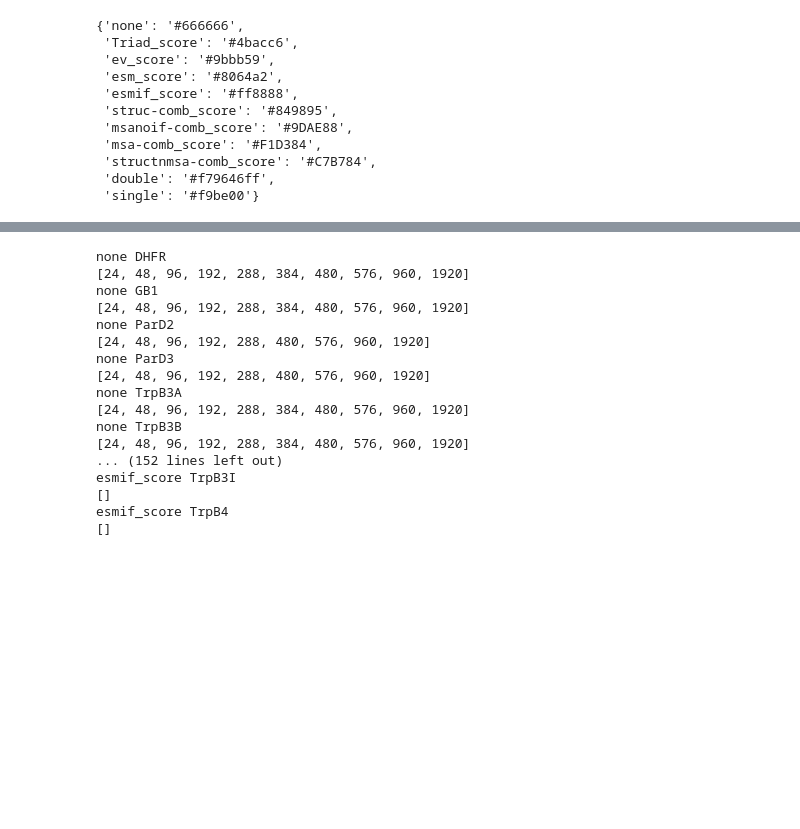
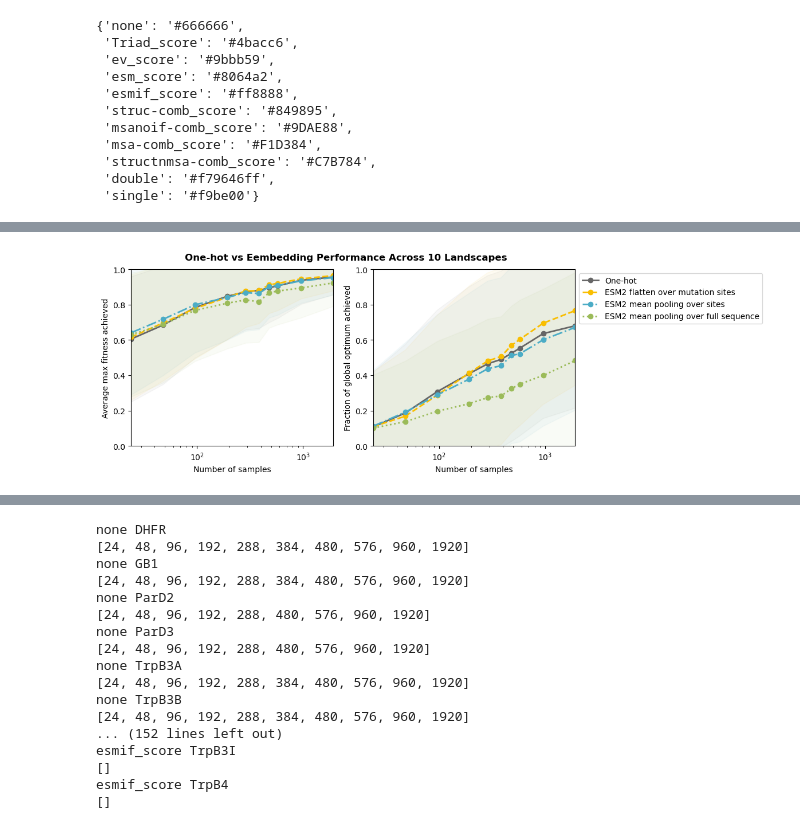
Before and after one commit to fhalab/SSMuLA, a Jupyter notebook: sandbox/emb_test.ipynb, the cells around one changed output, grey strips where cells are left out. Drawn from its saved outputs; the diff is of its cells as text; code cells hidden in the pictures; blank space fills up the shorter version.

```diff
--- a/sandbox/emb_test.ipynb
+++ b/sandbox/emb_test.ipynb
@@ -248,0 +281,79 @@ plt.show()
+# %%
+lib_stat  = pd.read_csv("results/corr_all/384/boosting|ridge-top96/merge_all.csv")
+
+active_cutoff = 1
+active_lib_list = lib_stat[lib_stat["percent_active"]>active_cutoff]["lib"].tolist()
+# %%
+encoding_style = {
+    'one-hot': "solid",
+    'esm2_t33_650M_UR50D-flatten_site': "dashed",
+    'esm2_t33_650M_UR50D-mean_site': "dashdot",
+    'esm2_t33_650M_UR50D-mean_all': "dotted",
+}
+# %%
+encoding_des = {
+    'one-hot': "One-hot",
+    'esm2_t33_650M_UR50D-flatten_site': "ESM2 flatten over mutation sites",
+    'esm2_t33_650M_UR50D-mean_site': "ESM2 mean pooling over sites",
+    'esm2_t33_650M_UR50D-mean_all': "ESM2 mean pooling over full sequence",
+}
+# %%
+
+# for avg cross number of samples
+n_top = 96
+# n_corr = 384
+
+fig, axes = plt.subplots(1, 2, figsize=(10, 4))
+mlde_color_list = ["gray", "yellow", "blue", "green"]
+
+for ax, mlde_metric, de_metric, y_label in zip(
+    axes,
+    ["top_maxes", "if_truemaxs"],
+    ["mean_all", "fraction_max"],
+    ["Average max fitness", "Fraction of global optimum"],
+):
+
+    for i, (emb_opt, ls) in enumerate(encoding_style.items()):
+        mlde_df = get_mlde_avg_sdf(
+            mlde, n_top, n_mut_cutoff="all", zs=["none"], emb=emb_opt, active_lib_list=active_lib_list
+        )
+
+        ax.plot(
+            mlde_df.index,
+            mlde_df[f"{mlde_metric}_mean"],
+            marker="o",
+            linestyle=ls,
+            linewidth=2,
+            color=PRESENTATION_PALETTE_SATURATE[mlde_color_list[i]],
+            label=encoding_des[emb_opt]
+        )
+        ax.fill_between(
+            mlde_df.index,
+            mlde_df[f"{mlde_metric}_mean"] - mlde_df[f"{mlde_metric}_std"],
+            mlde_df[f"{mlde_metric}_mean"] + mlde_df[f"{mlde_metric}_std"],
+            color=PRESENTATION_PALETTE_SATURATE[mlde_color_list[i]],
+            alpha=0.05,
+        )
+
+    # # add vline
+    # ax.axvline(
+    #     n_corr,
+    #     color="gray",
+    #     linewidth=0.5,
+    #     linestyle="dotted"
+    # )
+
+    ax.set_xlim(N_SAMPLE_LIST[0], N_SAMPLE_LIST[-1])
+    ax.set_ylim(0, 1.0)
+
+    ax.set_xscale("log")
+    ax.set_xlabel("Number of samples")
+    ax.set_ylabel(f"{y_label} achieved")
+
+    if ax == axes[1]:
+        ax.legend(loc="upper left", bbox_to_anchor=(1, 1))
+
+fig.suptitle(
+    "One-hot vs Eembedding Performance Across 10 Landscapes", fontsize=12, fontweight="bold", y=0.95
+)
+# %% [output]
@@ -248,0 +361 @@ plt.show()
+[figure, added]
```
Also changed, not shown: parts of 9 cells of this notebook, 9 other files.
